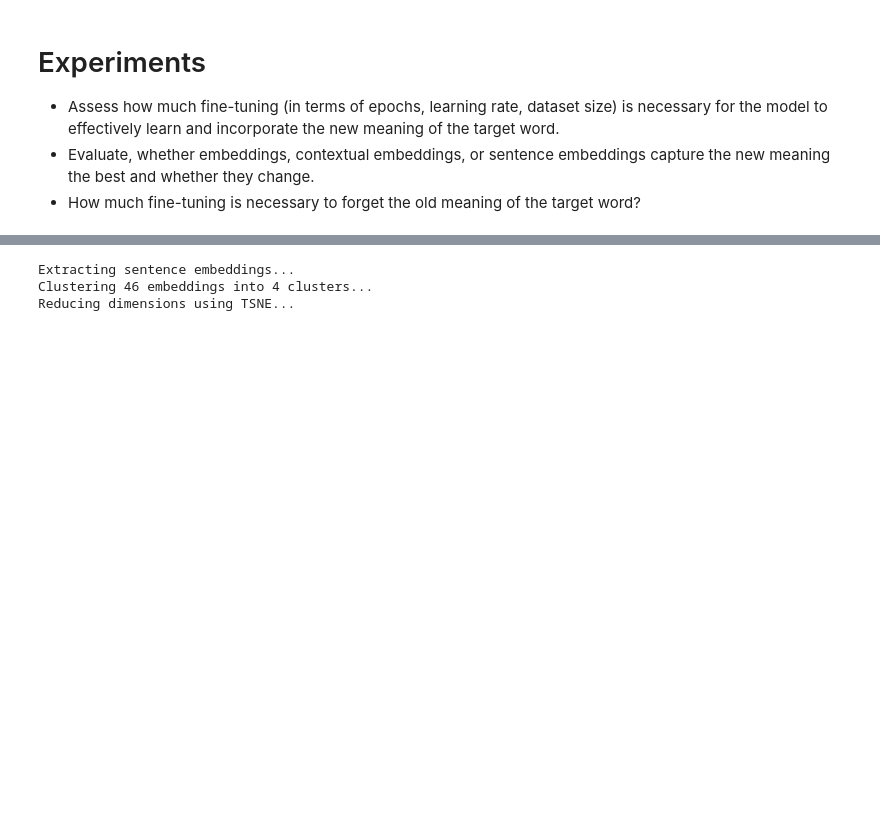
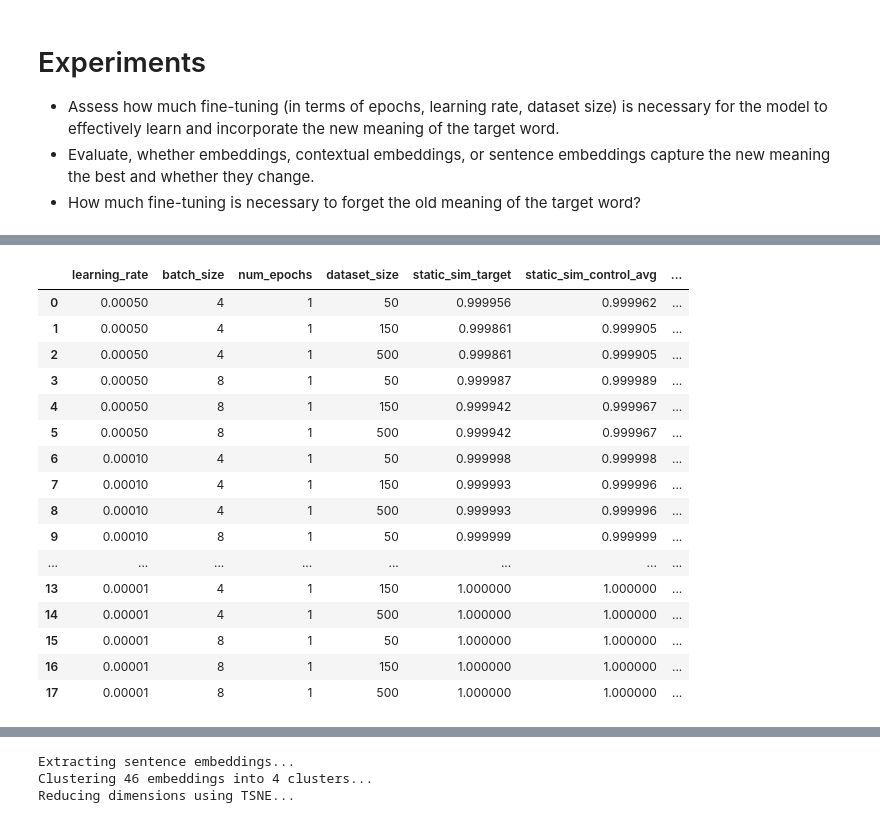
Before and after one commit to MarkusStefan/Semantic-Embedding-Evolution, a Jupyter notebook: notebooks/exp1.ipynb, the cells around one changed output, grey strips where cells are left out. Drawn from its saved outputs; the diff is of its cells as text; code cells hidden in the pictures; blank space fills up the shorter version.

```diff
--- a/notebooks/exp1.ipynb
+++ b/notebooks/exp1.ipynb
@@ -1542,0 +1631,20 @@ Tokenizing provided dataset...
+# %%
+df_results
+# %% [output]
+|  | learning_rate | batch_size | num_epochs | dataset_size | static_sim_target | static_sim_control_avg | ... |
+| 0 | 0.00050 | 4 | 1 | 50 | 0.999956 | 0.999962 | ... |
+| 1 | 0.00050 | 4 | 1 | 150 | 0.999861 | 0.999905 | ... |
+| 2 | 0.00050 | 4 | 1 | 500 | 0.999861 | 0.999905 | ... |
+| 3 | 0.00050 | 8 | 1 | 50 | 0.999987 | 0.999989 | ... |
+| 4 | 0.00050 | 8 | 1 | 150 | 0.999942 | 0.999967 | ... |
+| 5 | 0.00050 | 8 | 1 | 500 | 0.999942 | 0.999967 | ... |
+| 6 | 0.00010 | 4 | 1 | 50 | 0.999998 | 0.999998 | ... |
+| 7 | 0.00010 | 4 | 1 | 150 | 0.999993 | 0.999996 | ... |
+| 8 | 0.00010 | 4 | 1 | 500 | 0.999993 | 0.999996 | ... |
+| 9 | 0.00010 | 8 | 1 | 50 | 0.999999 | 0.999999 | ... |
+| ... | ... | ... | ... | ... | ... | ... | ... |
+| 13 | 0.00001 | 4 | 1 | 150 | 1.000000 | 1.000000 | ... |
+| 14 | 0.00001 | 4 | 1 | 500 | 1.000000 | 1.000000 | ... |
+| 15 | 0.00001 | 8 | 1 | 50 | 1.000000 | 1.000000 | ... |
+| 16 | 0.00001 | 8 | 1 | 150 | 1.000000 | 1.000000 | ... |
+| 17 | 0.00001 | 8 | 1 | 500 | 1.000000 | 1.000000 | ... |
```
Also changed, not shown: parts of 12 cells of this notebook.
